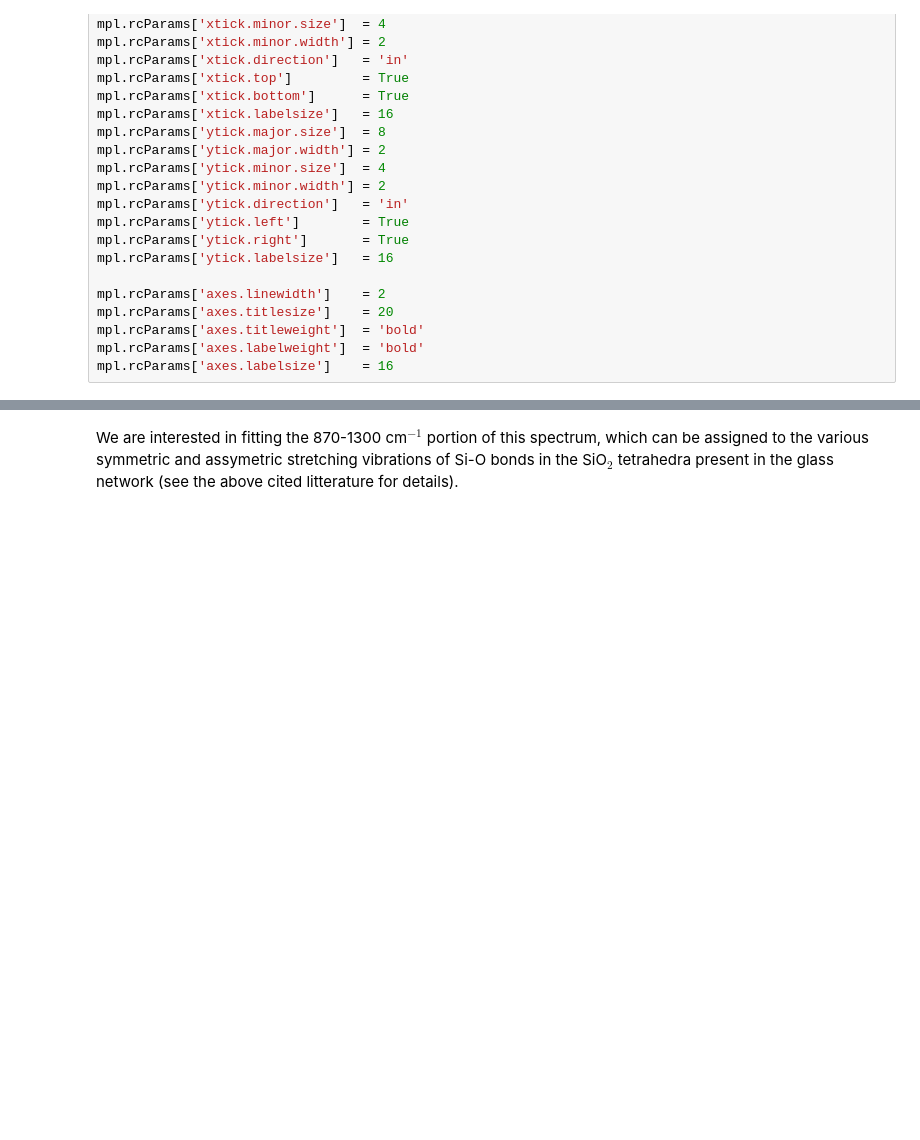
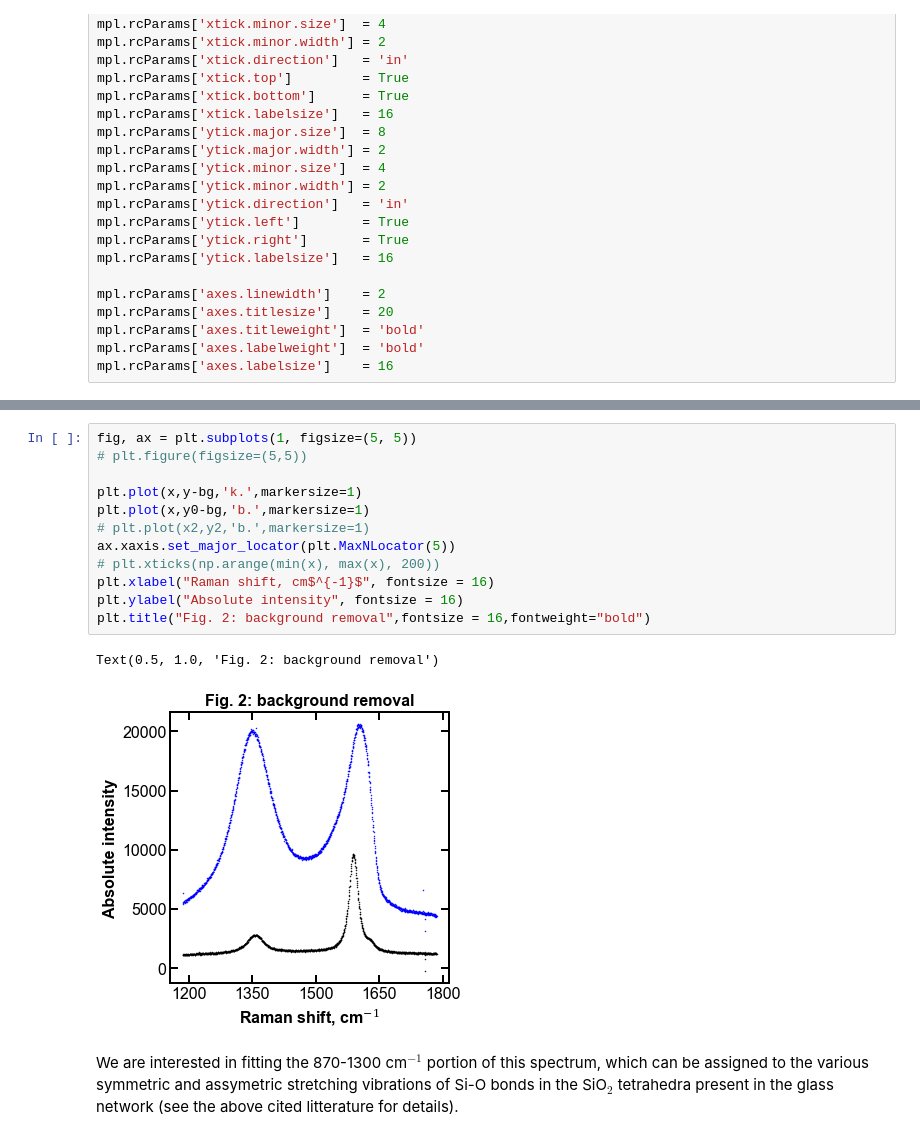
Before and after one commit to hududed/raman-analysis, a Jupyter notebook: nbs/Raman_ALEX.ipynb, the cells around one changed output, grey strips where cells are left out. Drawn from its saved outputs; the diff is of its cells as text; blank space fills up the shorter version.

```diff
--- a/nbs/Raman_ALEX.ipynb
+++ b/nbs/Raman_ALEX.ipynb
@@ -161,3 +178,18 @@ Text(0.5, 1.0, 'Fig. 1: the raw data')
+# %%
+fig, ax = plt.subplots(1, figsize=(5, 5))
+# plt.figure(figsize=(5,5))
+
+plt.plot(x,y-bg,'k.',markersize=1)
+plt.plot(x,y0-bg,'b.',markersize=1)
+# plt.plot(x2,y2,'b.',markersize=1)
+ax.xaxis.set_major_locator(plt.MaxNLocator(5))
+# plt.xticks(np.arange(min(x), max(x), 200))
+plt.xlabel("Raman shift, cm$^{-1}$", fontsize = 16)
+plt.ylabel("Absolute intensity", fontsize = 16)
+plt.title("Fig. 2: background removal",fontsize = 16,fontweight="bold")
+# %% [output]
+Text(0.5, 1.0, 'Fig. 2: background removal')
+[figure, added]
 # %% [markdown]
 We are interested in fitting the 870-1300 cm$^{-1}$ portion of this spectrum, which can be assigned to the various symmetric and assymetric stretching vibrations of Si-O bonds in the SiO$_2$ tetrahedra present in the glass network (see the above cited litterature for details).
 # %% [markdown]
```
Also changed, not shown: parts of 27 cells of this notebook.
